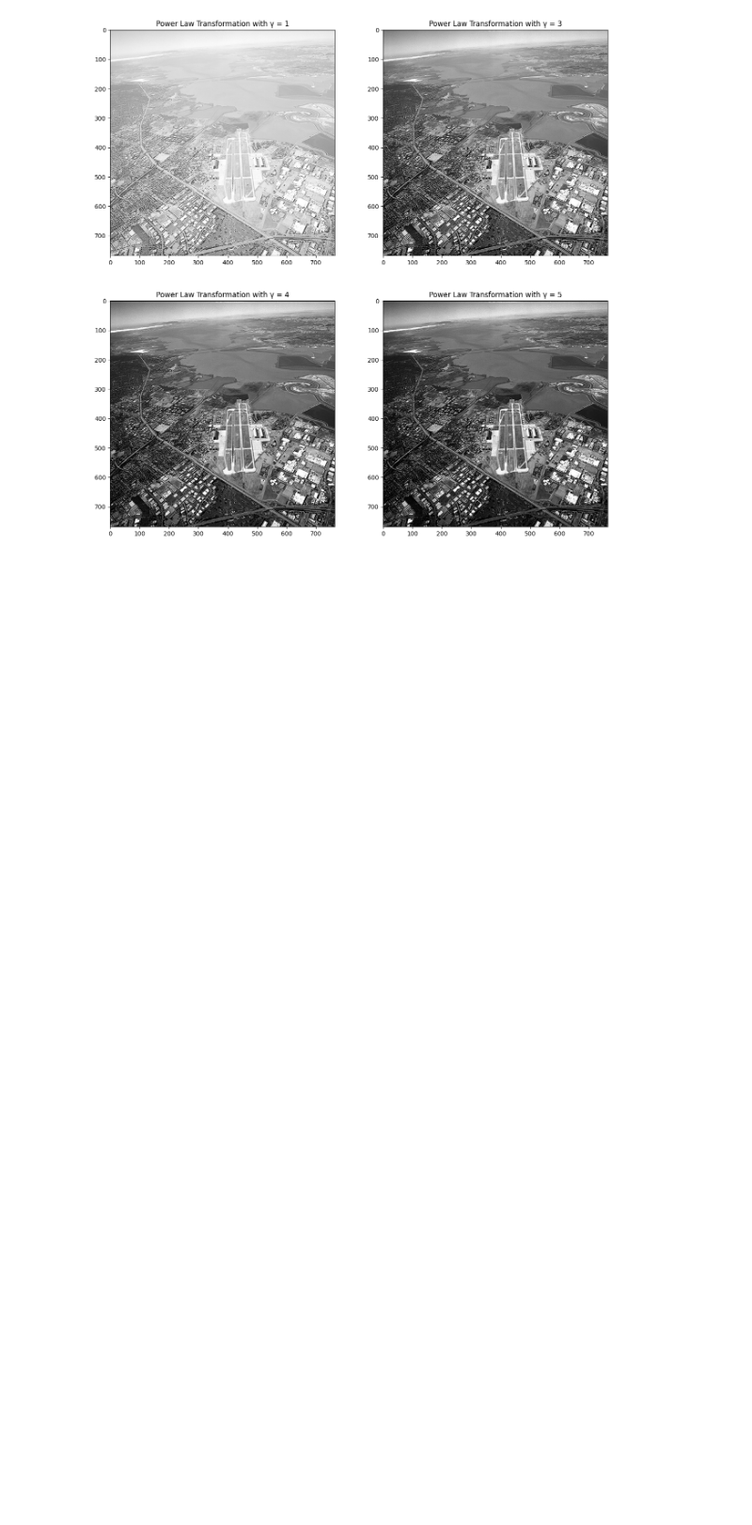
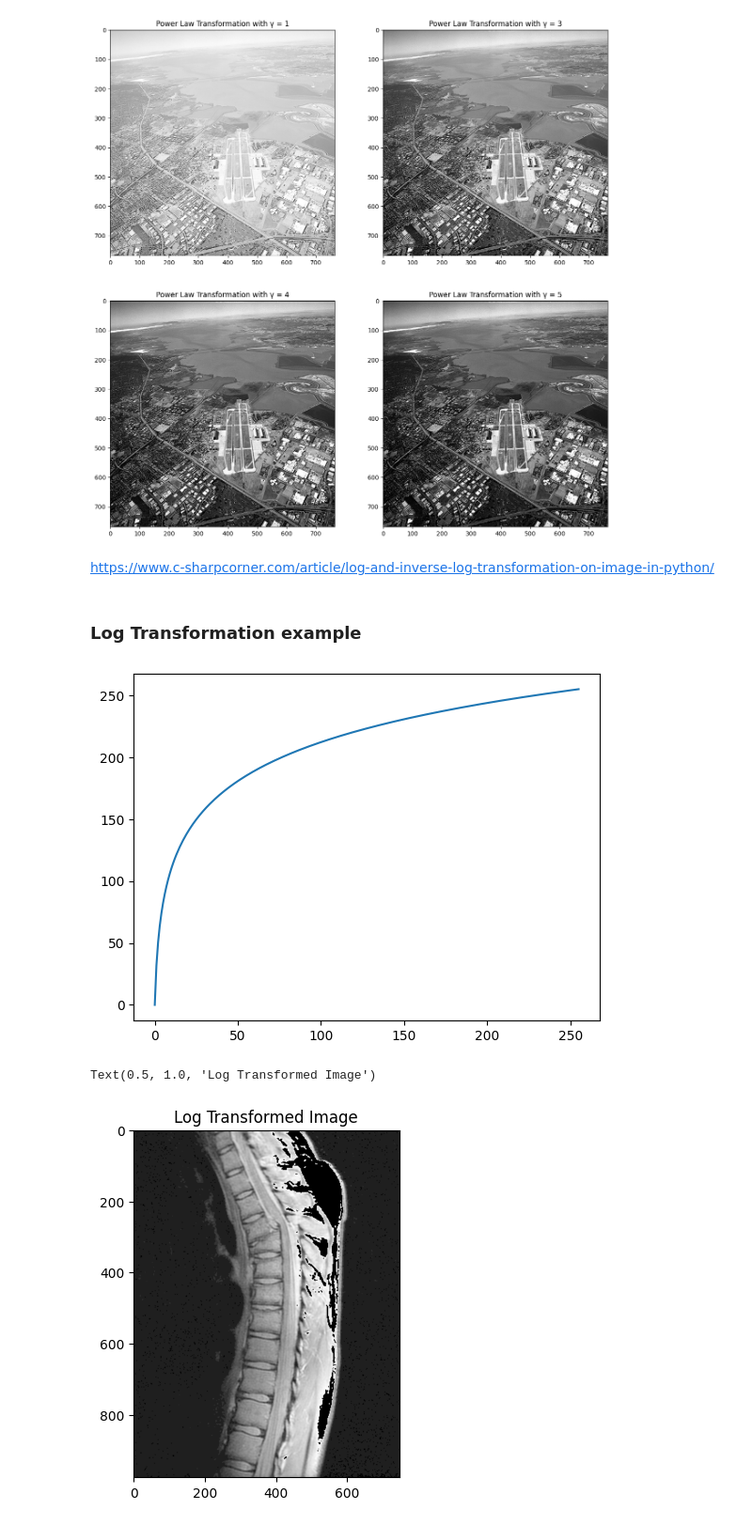
Before and after one commit to ahnafshahrear/Digital-Image-Processing-Lab, a Jupyter notebook: 2(b) Power & Inverse Log.ipynb, the cells around one changed output. Shown at 94% size. Cells and saved outputs as stored; diff of their text form; code cells hidden in the pictures; blank space fills up the shorter version.

```diff
--- a/2(b) Power & Inverse Log.ipynb
+++ b/2(b) Power & Inverse Log.ipynb
@@ -24,0 +27,11 @@ def power_law_transformation(image, gamma):
+# %%
+def log_transformation(image):
+    r = np.arange(0, 256)
+    c = 255 / np.log(1 + 255)
+    y = c * np.log(1 + r)
+    plt.plot(r, y)
+    plt.show()
+
+    transformed_image = c * np.log(image + 1)
+
+    return np.uint8(transformed_image)
@@ -58,3 +84,15 @@ for gamma in (gammas):
 plt.show()
 # %% [output]
 [figure]
+# %% [markdown]
+https://www.c-sharpcorner.com/article/log-and-inverse-log-transformation-on-image-in-python/
+# %% [markdown]
+### Log Transformation example
+# %%
+log_image = log_transformation(spine_image)
+plt.imshow(cv2.cvtColor(log_image, cv2.COLOR_BGR2RGB))
+plt.title(f"Log Transformed Image")
+# %% [output]
+[figure, added]
+Text(0.5, 1.0, 'Log Transformed Image')
+[figure, added]
```
Also changed, not shown: parts of 5 cells of this notebook, 5 other files.
